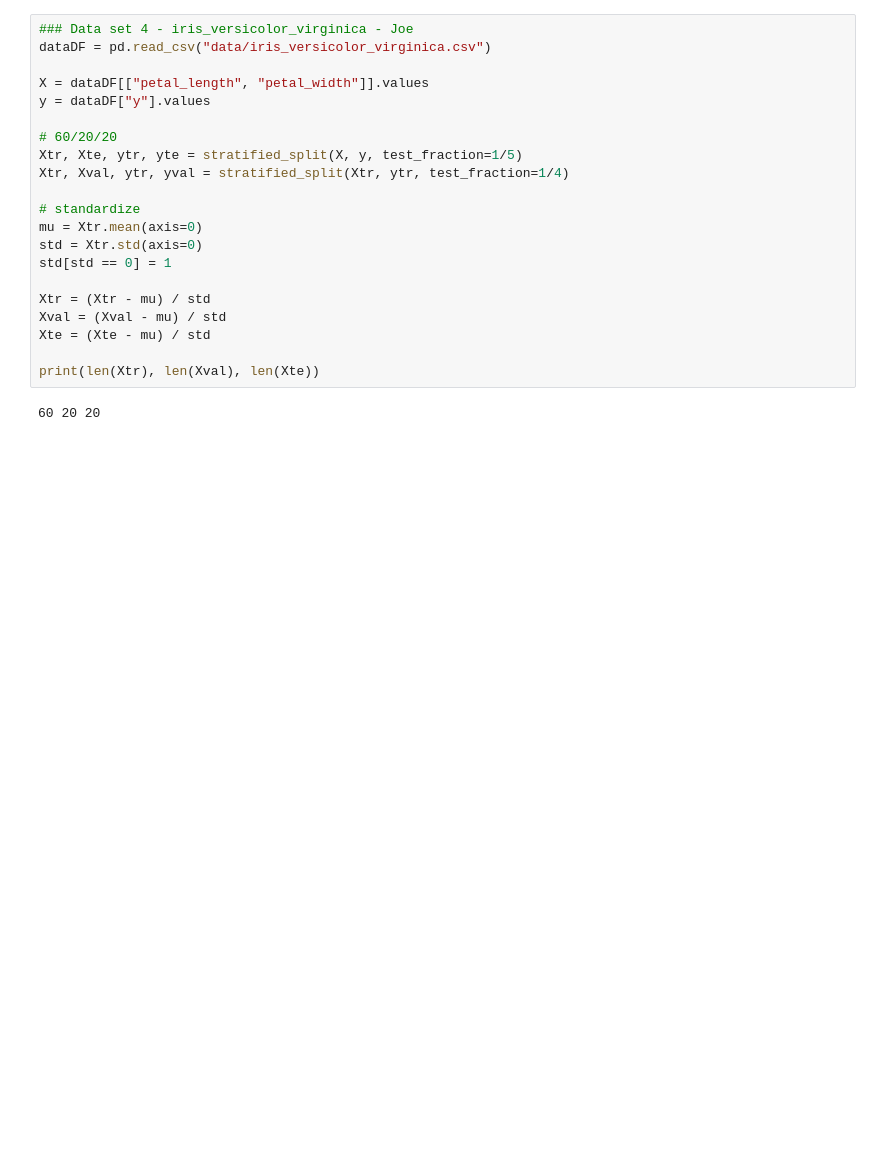
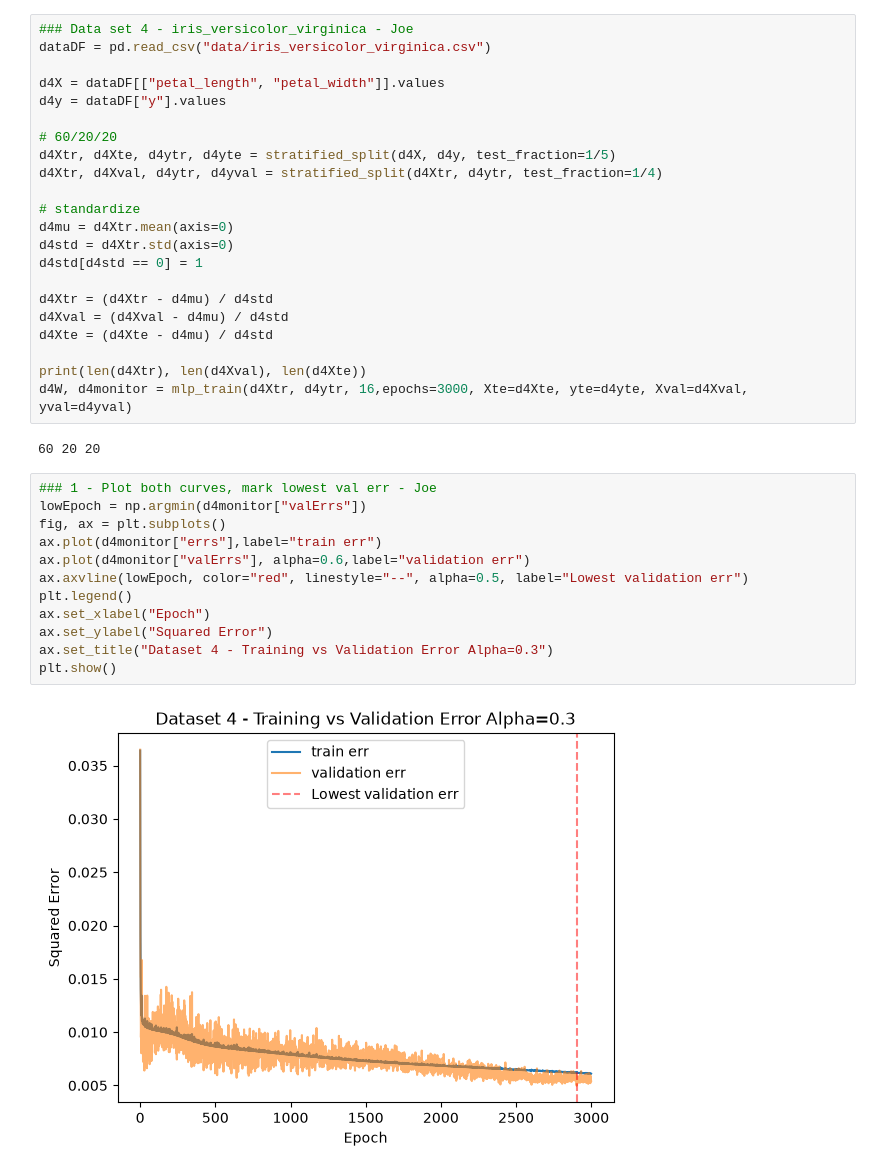
Before and after one commit to JosephAFerguson/CS6037_MachineLearning, a Jupyter notebook: Assignment6/code.ipynb, the cells around one changed output. Cells and saved outputs as stored; diff of their text form; blank space fills up the shorter version.

```diff
--- a/Assignment6/code.ipynb
+++ b/Assignment6/code.ipynb
@@ -192,22 +459,37 @@ yte = testDF["y"].values
 ### Data set 4 - iris_versicolor_virginica - Joe
 dataDF = pd.read_csv("data/iris_versicolor_virginica.csv")
 
-X = dataDF[["petal_length", "petal_width"]].values
-y = dataDF["y"].values
+d4X = dataDF[["petal_length", "petal_width"]].values
+d4y = dataDF["y"].values
 
 # 60/20/20
-Xtr, Xte, ytr, yte = stratified_split(X, y, test_fraction=1/5)
-Xtr, Xval, ytr, yval = stratified_split(Xtr, ytr, test_fraction=1/4)
+d4Xtr, d4Xte, d4ytr, d4yte = stratified_split(d4X, d4y, test_fraction=1/5)
+d4Xtr, d4Xval, d4ytr, d4yval = stratified_split(d4Xtr, d4ytr, test_fraction=1/4)
 
 # standardize
-mu = Xtr.mean(axis=0)
-std = Xtr.std(axis=0)
-std[std == 0] = 1
+d4mu = d4Xtr.mean(axis=0)
+d4std = d4Xtr.std(axis=0)
+d4std[d4std == 0] = 1
 
-Xtr = (Xtr - mu) / std
-Xval = (Xval - mu) / std
-Xte = (Xte - mu) / std
+d4Xtr = (d4Xtr - d4mu) / d4std
+d4Xval = (d4Xval - d4mu) / d4std
+d4Xte = (d4Xte - d4mu) / d4std
 
-print(len(Xtr), len(Xval), len(Xte))
+print(len(d4Xtr), len(d4Xval), len(d4Xte))
+d4W, d4monitor = mlp_train(d4Xtr, d4ytr, 16,epochs=3000, Xte=d4Xte, yte=d4yte, Xval=d4Xval, yval=d4yval)
 # %% [output]
 60 20 20
+# %%
+### 1 - Plot both curves, mark lowest val err - Joe
+lowEpoch = np.argmin(d4monitor["valErrs"])
+fig, ax = plt.subplots()
+ax.plot(d4monitor["errs"],label="train err")
+ax.plot(d4monitor["valErrs"], alpha=0.6,label="validation err")
+ax.axvline(lowEpoch, color="red", linestyle="--", alpha=0.5, label="Lowest validation err")
+plt.legend()
+ax.set_xlabel("Epoch")
+ax.set_ylabel("Squared Error")
+ax.set_title("Dataset 4 - Training vs Validation Error Alpha=0.3")
+plt.show()
+# %% [output]
+[figure, added]
```
Also changed, not shown: parts of 22 cells of this notebook, 8 other files.
